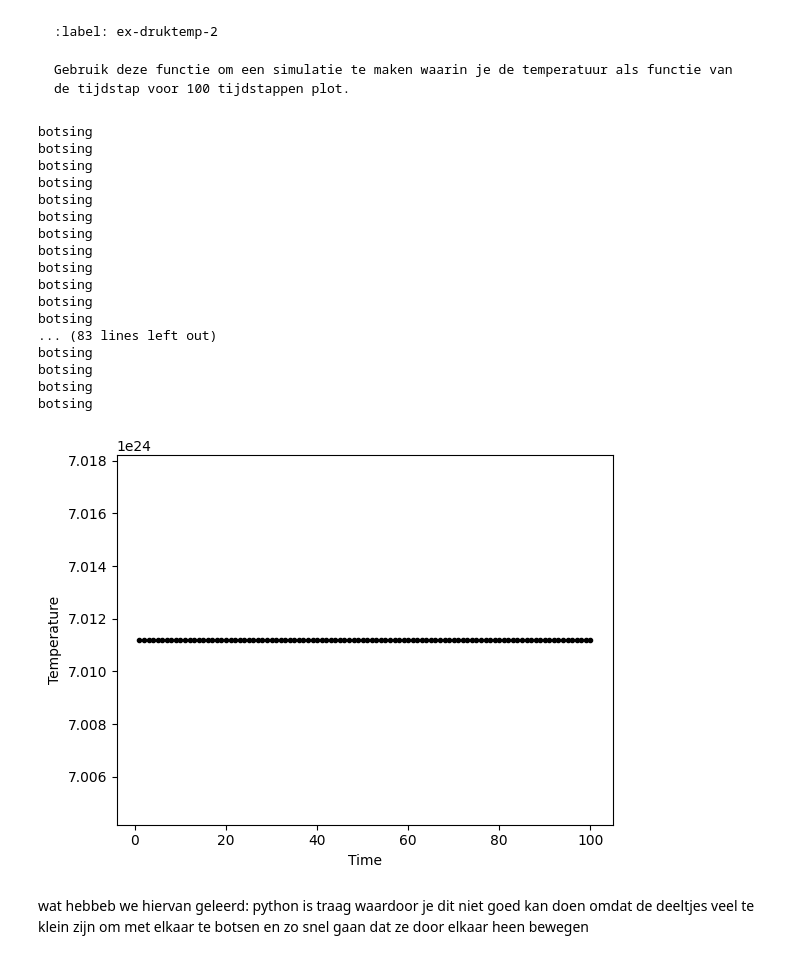
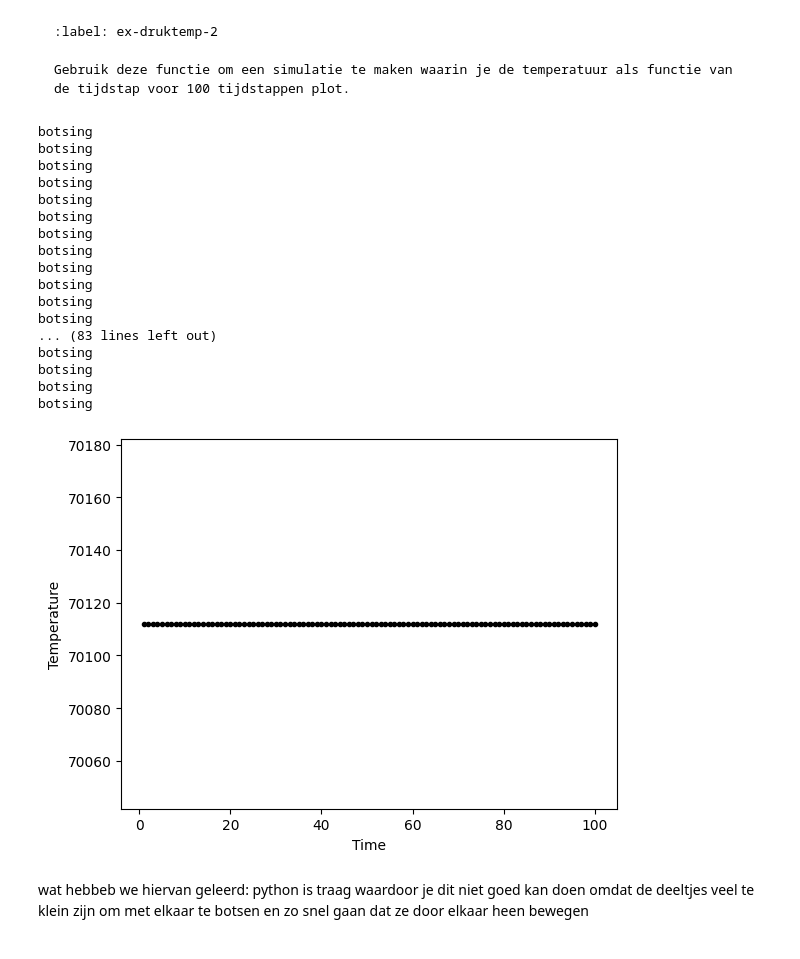
Before and after one commit to gltChboy/Thermo-groep-Bart-Ante, a Jupyter notebook: Content/PySim/5_druktemp.ipynb, the cells around one changed output. Drawn from its saved outputs; the diff is of its cells as text; code cells hidden in the pictures.

Commit message:
temp op een andere manier berekend

````diff
--- a/Content/PySim/5_druktemp.ipynb
+++ b/Content/PySim/5_druktemp.ipynb
@@ -30,15 +30,13 @@ Eerst roepen we de juiste pakketten van Python aan en bepalen we de waardes van
 Neem de constanten die je in het vorige werkblad hebt gekozen hieronder over.
 ```
 # %%
-# ruimte voor uitwerking
-
 import numpy as np
 import matplotlib.pyplot as plt
 from matplotlib.animation import FuncAnimation
 
 BOX_SIZE_0 = 1e-6                # Hoogte en lengte startvolume
 N = 100                        # Aantal deeltjes
-V_0 = 440                       # Startsnelheid van deeltjes
+V_0 = 44                       # Startsnelheid van deeltjes
 RADIUS = 3e-9                 # Straal van moleculen
 DT = 1e-7                      # Tijdstap om geen botsing te missen
 # %% [markdown]
@@ -107,7 +105,7 @@ def create_particles(particles):
         vx = np.random.uniform(-V_0, V_0)
         vy = np.random.choice([-1, 1]) * np.sqrt(V_0**2 - vx**2)
         pos = np.random.uniform(-BOX_SIZE_0/2 + RADIUS, BOX_SIZE_0/2 - RADIUS, 2)
-        particles.append(ParticleClass(m=0.001, v=[vx, vy], r=pos, R=RADIUS))
+        particles.append(ParticleClass(m=1e-21, v=[vx, vy], r=pos, R=RADIUS))
 
 # note dat deze handle_collisions functie anders is dan we gedaan in brownian motion
 # controleer zelf welke van de twee functies sneller is (wat, zoals gezegd, sterk afhangt van het aantal deeltjes!)
@@ -193,22 +191,27 @@ Schrijf een functie die de temperatuur van het gas in onze simulatie bepaalt:
 def temperature(particles) -> float:
     temp = 0.0
 
-def Temp(p):
+def gemEkin(particles):
+    #berekend de gemiddelde kinetische energie van de deeltjes
+    Ekin = 0
+    for p in particles:
+        Ekin += np.array([0.5 * p.m * (p.v[0]**2 + p.v[1]**2)])
+
+    gem_Ekin = Ekin/len(particles)
+    return gem_Ekin
+
+def Temp(particles):
     #formule voor temperatuur
+    gem_Ekin = gemEkin(particles)
     kb = 1.380649e-23
     f = 2
-    return (p.m * (np.sqrt(p.v[0]**2 + p.v[1]**2)**2) )/(kb * f)
+    return (gem_Ekin/(0.5 * kb * f))
 
 def calc_temp(particles, temp_gas):
     #berekent de temperatuur van het gas
-    temp_deeltjes = ([])
-    for p in particles:
-        #berekent de temperatuur per deeltje
-        temperatuur = Temp(p)
-        temp_deeltjes = np.append(temperatuur, temp_deeltjes)
-    #neemt het gemiddelde van de temperatuur van alle deeltjes
-    temp_gas = np.append(temp_gas, sum(temp_deeltjes)/len(temp_deeltjes))
-    return temp_gas, temp_deeltjes
+    T = Temp(particles)
+    temp_gas = np.append(temp_gas, T)
+    return temp_gas
 # %% [markdown]
 ```{exercise} Temperatuurplot
 :label: ex-druktemp-2
@@ -225,35 +228,35 @@ create_particles(particles)
 temp_gas = np.array([])
 
 for i in range(len(times)):
     take_time_step(particles)
     #berekend de temperatuur per frame
-    temp_gas, temp_deeltjes = calc_temp(particles, temp_gas)
+    temp_gas = calc_temp(particles, temp_gas)
 
 plt.figure()
 plt.ylim(min(temp_gas)*0.999, max(temp_gas)*1.001)
 plt.xlabel('Time')
 plt.ylabel('Temperature')
 plt.plot(times, temp_gas, 'k.')
 plt.show()
 # %% [output]
 botsing
 botsing
 botsing
 botsing
 botsing
 botsing
 botsing
 botsing
 botsing
 botsing
 botsing
 botsing
 ... (83 lines left out)
 botsing
 botsing
 botsing
 botsing
-[figure, old version]
+[figure, new version]
 # %% [markdown]
 wat hebbeb we hiervan geleerd: python is traag waardoor je dit niet goed kan doen omdat de deeltjes veel te klein zijn om met elkaar  te botsen en zo snel gaan dat ze door elkaar heen bewegen
 # %% [markdown]
````
Also changed, not shown: parts of 1 cell of this notebook.
